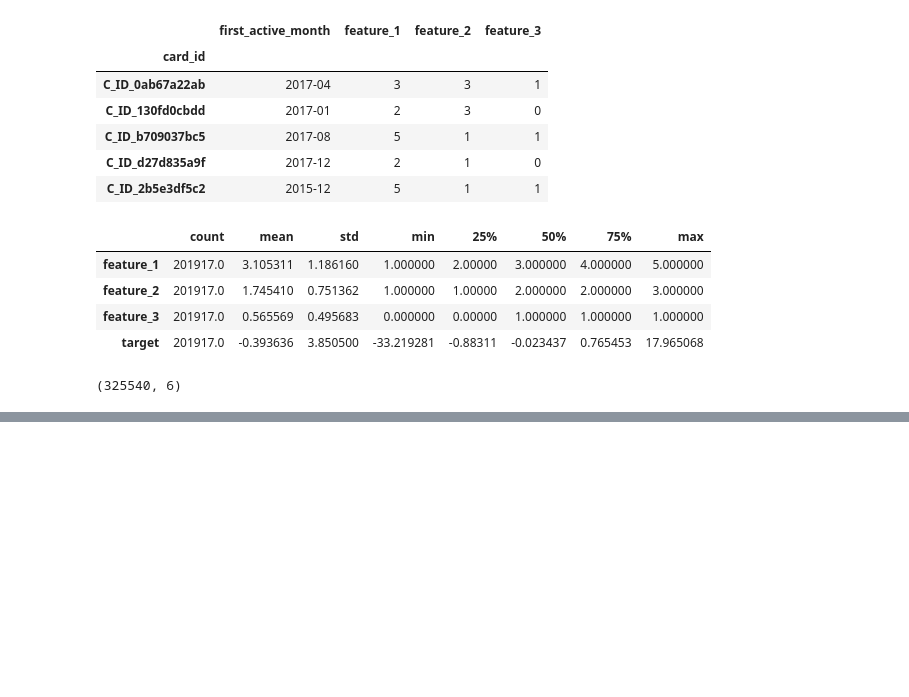
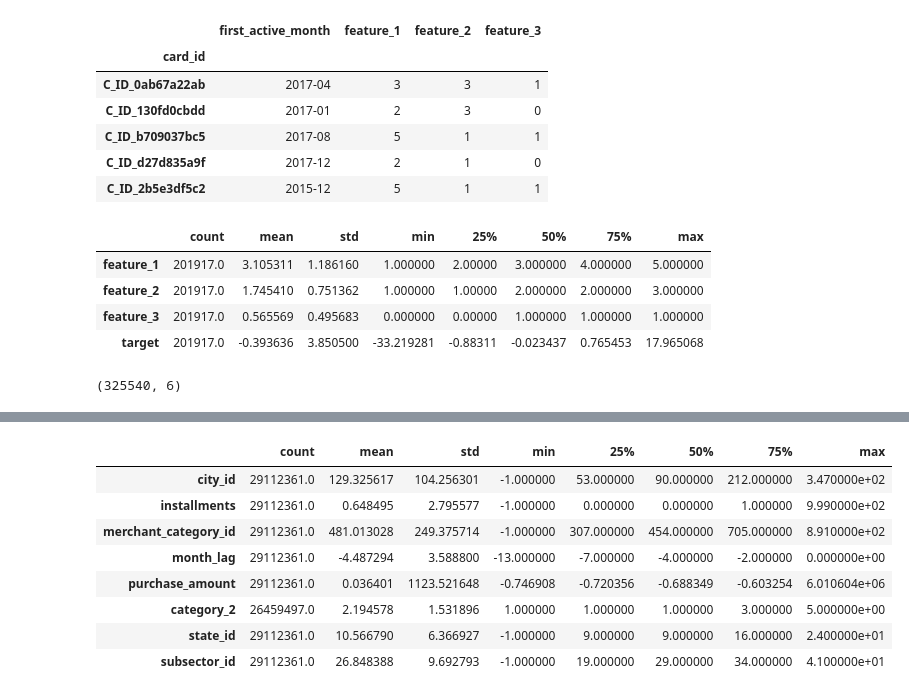
Before and after one commit to ionahu08/EloMerchantCategoryRecommendation, a Jupyter notebook: Competition/Project01.ipynb, the cells around one changed output, grey strips where cells are left out. Drawn from its saved outputs; the diff is of its cells as text; code cells hidden in the pictures; blank space fills up the shorter version.

```diff
--- a/Competition/Project01.ipynb
+++ b/Competition/Project01.ipynb
@@ -80,0 +193,12 @@ df.shape
+# %%
+hist_df.describe().T
+# %% [output]
+|  | count | mean | std | min | 25% | 50% | 75% | max |
+| city_id | 29112361.0 | 129.325617 | 104.256301 | -1.000000 | 53.000000 | 90.000000 | 212.000000 | 3.470000e+02 |
+| installments | 29112361.0 | 0.648495 | 2.795577 | -1.000000 | 0.000000 | 0.000000 | 1.000000 | 9.990000e+02 |
+| merchant_category_id | 29112361.0 | 481.013028 | 249.375714 | -1.000000 | 307.000000 | 454.000000 | 705.000000 | 8.910000e+02 |
+| month_lag | 29112361.0 | -4.487294 | 3.588800 | -13.000000 | -7.000000 | -4.000000 | -2.000000 | 0.000000e+00 |
+| purchase_amount | 29112361.0 | 0.036401 | 1123.521648 | -0.746908 | -0.720356 | -0.688349 | -0.603254 | 6.010604e+06 |
+| category_2 | 26459497.0 | 2.194578 | 1.531896 | 1.000000 | 1.000000 | 1.000000 | 3.000000 | 5.000000e+00 |
+| state_id | 29112361.0 | 10.566790 | 6.366927 | -1.000000 | 9.000000 | 9.000000 | 16.000000 | 2.400000e+01 |
+| subsector_id | 29112361.0 | 26.848388 | 9.692793 | -1.000000 | 19.000000 | 29.000000 | 34.000000 | 4.100000e+01 |
```
Also changed, not shown: parts of 23 cells of this notebook.
